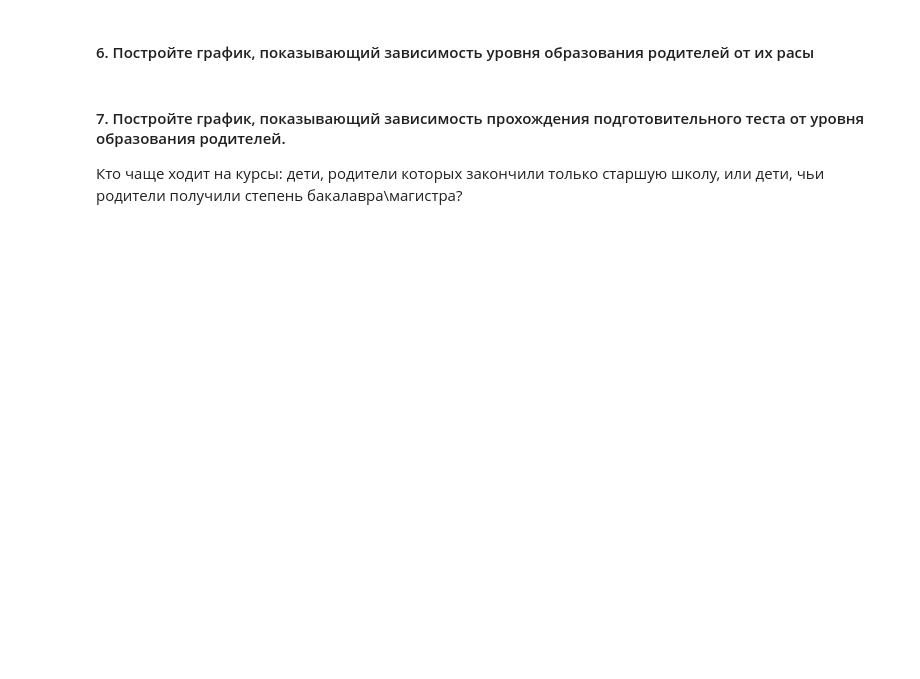
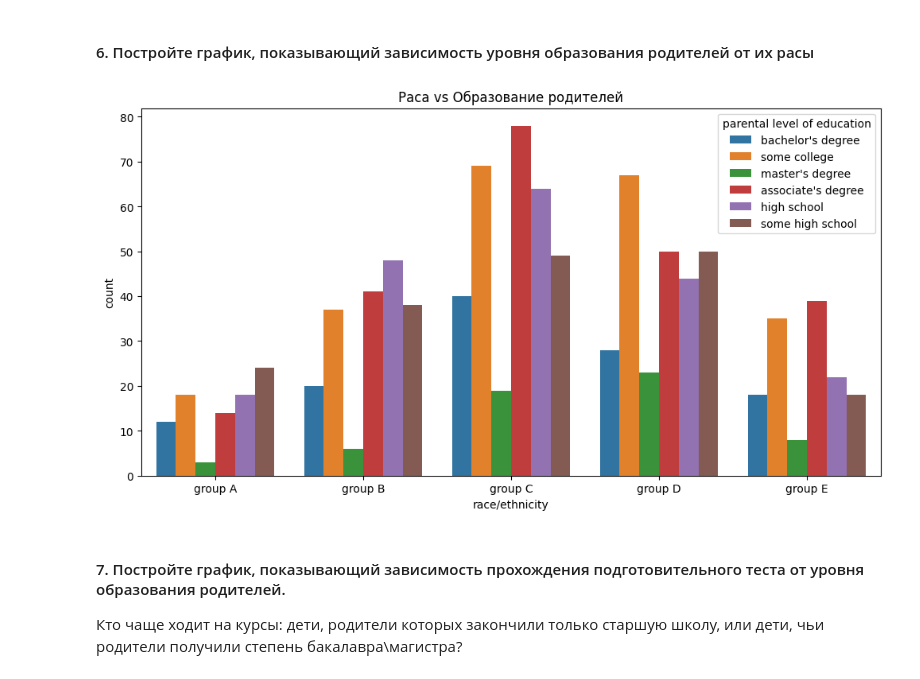
Before and after one commit to re-side/ml_basic, a Jupyter notebook: Практическая_работа_№3_Библиотека_Pandas.ipynb, the cells around one changed output. Saved outputs shown, nothing was run; the diff lists cells and outputs as text; code cells hidden in the pictures; blank space fills up the shorter version.

```diff
--- a/Практическая_работа_№3_Библиотека_Pandas.ipynb
+++ b/Практическая_работа_№3_Библиотека_Pandas.ipynb
@@ -582,3 +637,7 @@ df
 # %% [markdown]
 #### 5. Выясните, влияет ли обед и подготовка к тесту на средний балл студентов разного пола
 ###### (подсказка: используете  [pd.agg()](https://pandas.pydata.org/pandas-docs/stable/reference/api/pandas.DataFrame.agg.html))
+# %%
+df['avg_score'] = (df['math score'] + df['reading score'] + df['writing score']) / 3
+
+df.groupby(['gender', 'lunch', 'test preparation course'])[['avg_score']].agg('mean')
@@ -585,5 +655,13 @@ df
 # %% [markdown]
 #### 6. Постройте график, показывающий зависимость уровня образования родителей от их расы
+# %%
+plt.figure(figsize=(12, 6))
+sns.countplot(data=df, x='race/ethnicity', hue='parental level of education',
+              order=sorted(df['race/ethnicity'].unique()))
+plt.title('Раса vs Образование родителей')
+plt.show()
+# %% [output]
+[figure, added]
 # %% [markdown]
 #### 7. Постройте график, показывающий зависимость прохождения подготовительного теста от уровня образования родителей.
 
```
Also changed, not shown: parts of 14 cells of this notebook.
